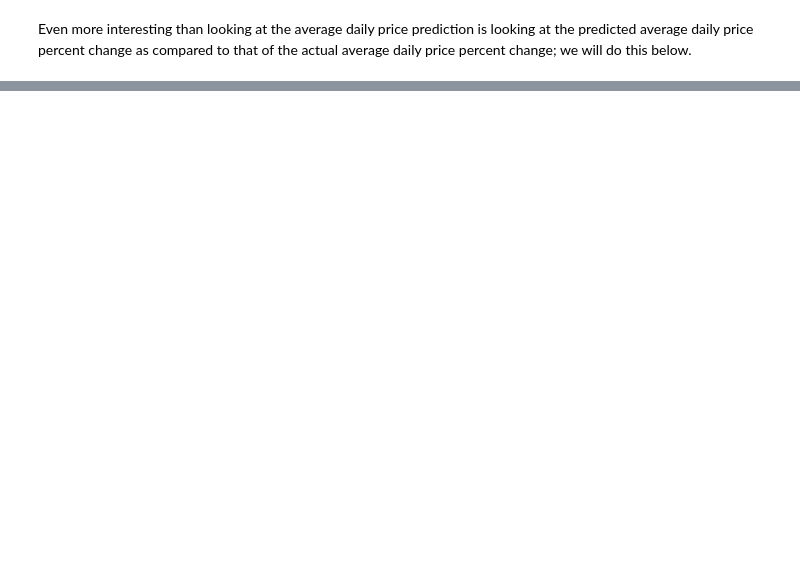
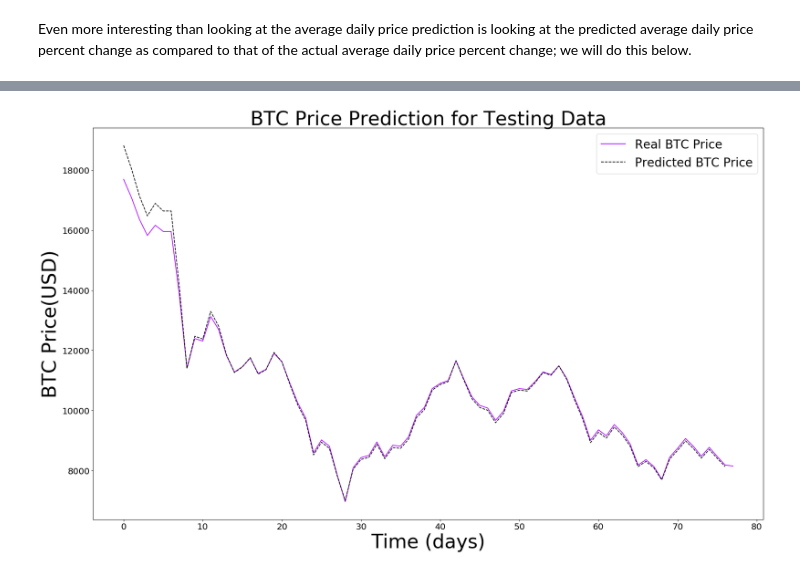
Before and after one commit to CSCI4850/S18-team2-project, a Jupyter notebook: model/RNN_Proof_of_Concept.ipynb, the cells around one changed output, grey strips where cells are left out. Cells and saved outputs as stored; diff of their text form; code cells hidden in the pictures; blank space fills up the shorter version.

```diff
--- a/model/RNN_Proof_of_Concept.ipynb
+++ b/model/RNN_Proof_of_Concept.ipynb
@@ -147,0 +164,39 @@ plt.show()
+# %%
+#Predicting the future.
+actual_prices_test       = sc2.inverse_transform(y_test)[:-1]
+predicted_BTC_price_test = sc2.inverse_transform(model.predict(x_test))[1:]
+# %%
+# Visualising the results
+plt.figure(figsize   = (25,15),
+           dpi       = 80,
+           facecolor = 'w',
+           edgecolor = 'k')
+
+ax = plt.gca()
+
+plt.plot(actual_prices_test,
+         color = '#AA00FF',
+         label = 'Real BTC Price')
+plt.plot(predicted_BTC_price_test,
+         color = '#000000',
+         ls    = 'dashed',
+         label = 'Predicted BTC Price')
+
+plt.title('BTC Price Prediction for Testing Data',
+          fontsize = 40)
+
+for tick in ax.xaxis.get_major_ticks():
+    tick.label1.set_fontsize(18)
+for tick in ax.yaxis.get_major_ticks():
+    tick.label1.set_fontsize(18)
+
+plt.xlabel('Time (days)',
+           fontsize = 40)
+plt.ylabel('BTC Price(USD)',
+           fontsize = 40)
+plt.legend(loc  = 'best',
+           prop = {'size': 25})
+
+plt.show()
+# %% [output]
+[figure, added]
```
Also changed, not shown: parts of 13 cells of this notebook.
